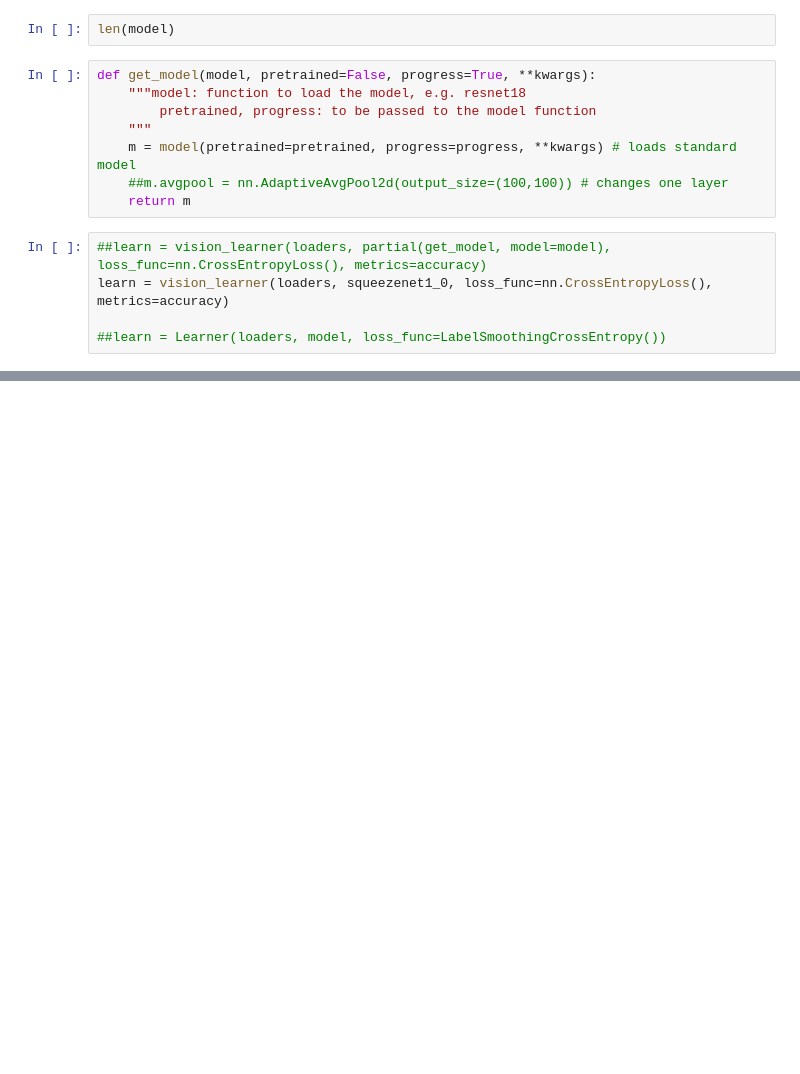
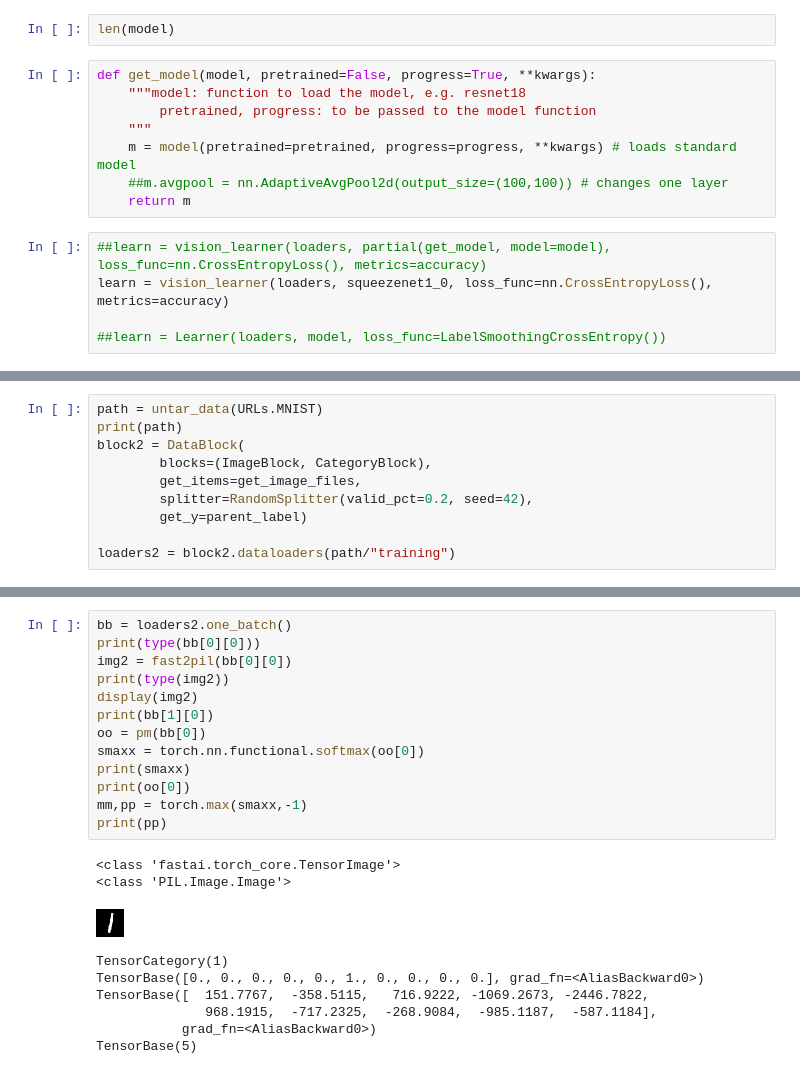
Before and after one commit to sourcesync/seemap2003, a Jupyter notebook: fastai_playground.ipynb, the cells around one changed output, grey strips where cells are left out. Saved outputs shown, nothing was run; the diff lists cells and outputs as text; blank space fills up the shorter version.

```diff
--- a/fastai_playground.ipynb
+++ b/fastai_playground.ipynb
@@ -113,0 +210,10 @@ learn.fit_one_cycle(1)
+# %%
+path = untar_data(URLs.MNIST)
+print(path)
+block2 = DataBlock(
+        blocks=(ImageBlock, CategoryBlock),
+        get_items=get_image_files,
+        splitter=RandomSplitter(valid_pct=0.2, seed=42),
+        get_y=parent_label)
+
+loaders2 = block2.dataloaders(path/"training")
@@ -113,0 +247,23 @@ learn.fit_one_cycle(1)
+# %%
+bb = loaders2.one_batch()
+print(type(bb[0][0]))
+img2 = fast2pil(bb[0][0])
+print(type(img2))
+display(img2)
+print(bb[1][0])
+oo = pm(bb[0])
+smaxx = torch.nn.functional.softmax(oo[0])
+print(smaxx)
+print(oo[0])
+mm,pp = torch.max(smaxx,-1)
+print(pp)
+# %% [output]
+<class 'fastai.torch_core.TensorImage'>
+<class 'PIL.Image.Image'>
+[figure, added]
+TensorCategory(1)
+TensorBase([0., 0., 0., 0., 0., 1., 0., 0., 0., 0.], grad_fn=<AliasBackward0>)
+TensorBase([  151.7767,  -358.5115,   716.9222, -1069.2673, -2446.7822,
+              968.1915,  -717.2325,  -268.9084,  -985.1187,  -587.1184],
+           grad_fn=<AliasBackward0>)
+TensorBase(5)
```
Also changed, not shown: parts of 15 cells of this notebook.
